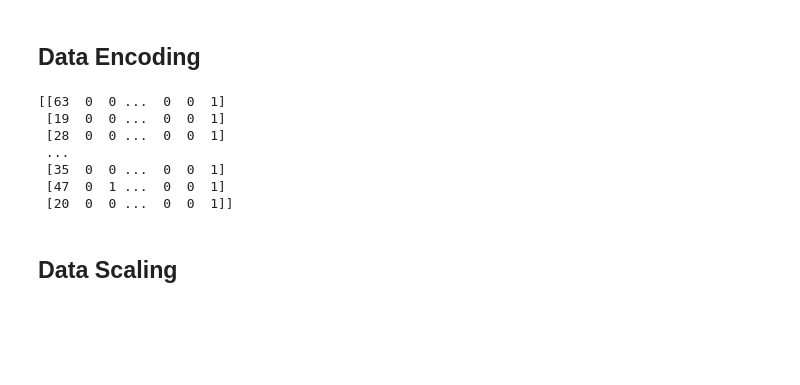
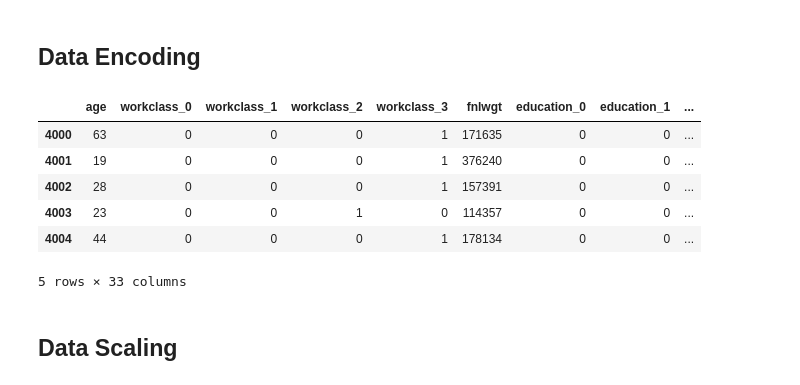
Before and after one commit to fajarzuhrihadiyanto/tugas-clustering, a Jupyter notebook: notebooks/main.ipynb, the cells around one changed output. Cells and saved outputs as stored; diff of their text form; code cells hidden in the pictures; blank space fills up the shorter version.

```diff
--- a/notebooks/main.ipynb
+++ b/notebooks/main.ipynb
@@ -201,16 +201,15 @@ plt.show()
 encoder = ce.BinaryEncoder()
 # %%
 new_df = ce.BinaryEncoder().fit_transform(df)
-# new_df.head()
-print(new_df.values)
+new_df.head()
 # %% [output]
+|  | age | workclass_0 | workclass_1 | workclass_2 | workclass_3 | fnlwgt | education_0 | education_1 | ... |
+| 4000 | 63 | 0 | 0 | 0 | 1 | 171635 | 0 | 0 | ... |
+| 4001 | 19 | 0 | 0 | 0 | 1 | 376240 | 0 | 0 | ... |
+| 4002 | 28 | 0 | 0 | 0 | 1 | 157391 | 0 | 0 | ... |
+| 4003 | 23 | 0 | 0 | 1 | 0 | 114357 | 0 | 0 | ... |
+| 4004 | 44 | 0 | 0 | 0 | 1 | 178134 | 0 | 0 | ... |
-[[63  0  0 ...  0  0  1]
- [19  0  0 ...  0  0  1]
- [28  0  0 ...  0  0  1]
- ...
- [35  0  0 ...  0  0  1]
- [47  0  1 ...  0  0  1]
- [20  0  0 ...  0  0  1]]
+5 rows × 33 columns
 # %% [markdown]
 ## Data Scaling
 # %%
```
Also changed, not shown: parts of 2 cells of this notebook.
